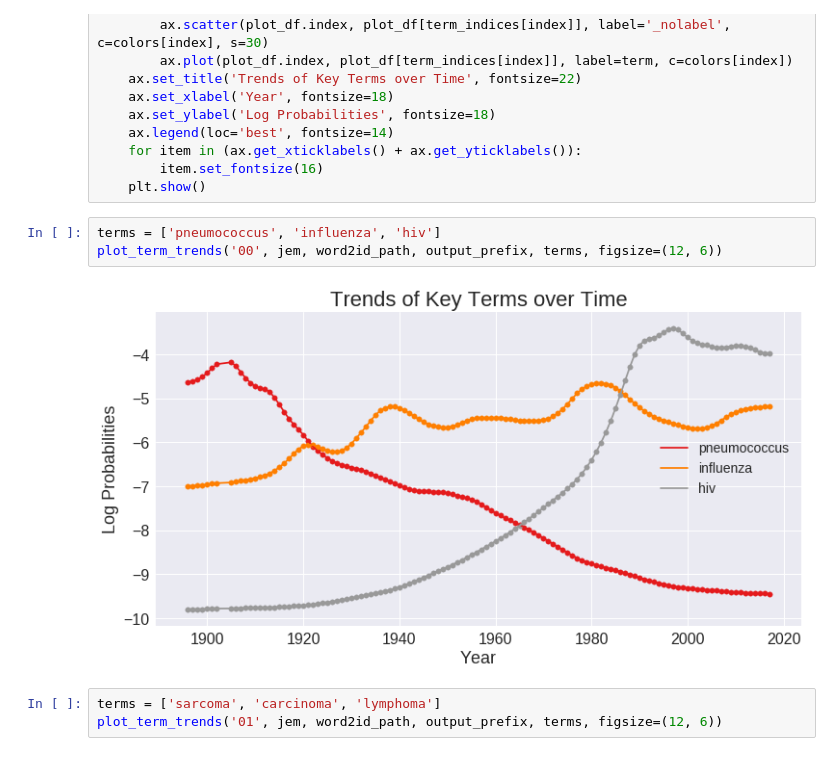
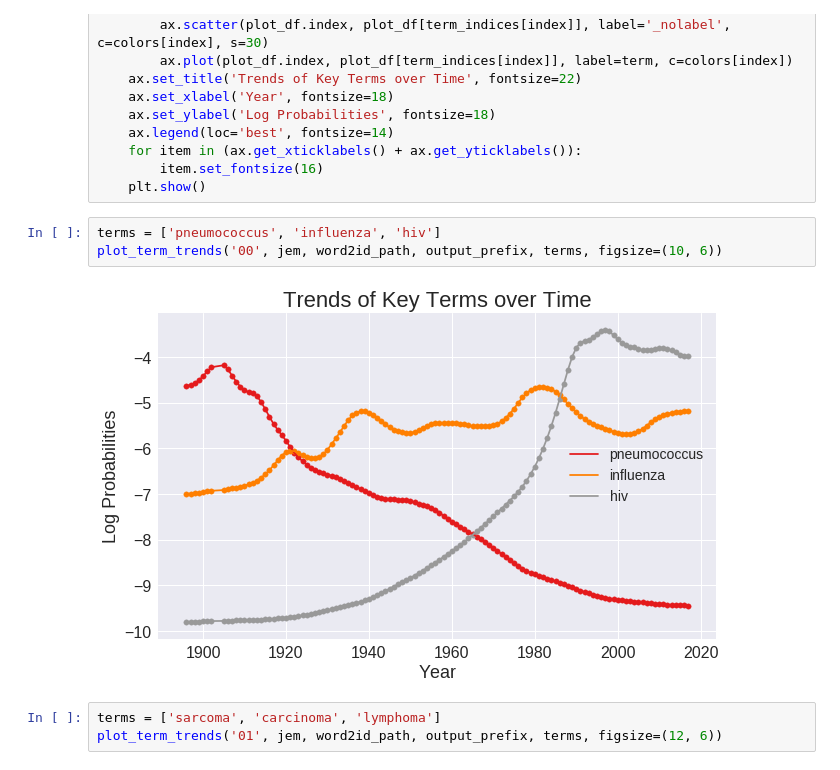
Before and after one commit to Ailuropoda1864/PMC-text-mining, a Jupyter notebook: jem_12topics.ipynb, the cells around one changed output. Saved outputs shown, nothing was run; the diff lists cells and outputs as text.

```diff
--- a/jem_12topics.ipynb
+++ b/jem_12topics.ipynb
@@ -360,9 +360,9 @@ def plot_term_trends(topic, journal_df, word2id_path, output_prefix, terms, figs
     plt.show()
 # %%
 terms = ['pneumococcus', 'influenza', 'hiv']
-plot_term_trends('00', jem, word2id_path, output_prefix, terms, figsize=(12, 6))
+plot_term_trends('00', jem, word2id_path, output_prefix, terms, figsize=(10, 6))
 # %% [output]
-[figure, old version]
+[figure, new version]
 # %%
 terms = ['sarcoma', 'carcinoma', 'lymphoma']
 plot_term_trends('01', jem, word2id_path, output_prefix, terms, figsize=(12, 6))
```
Also changed, not shown: parts of 2 cells of this notebook, 1 other file.
